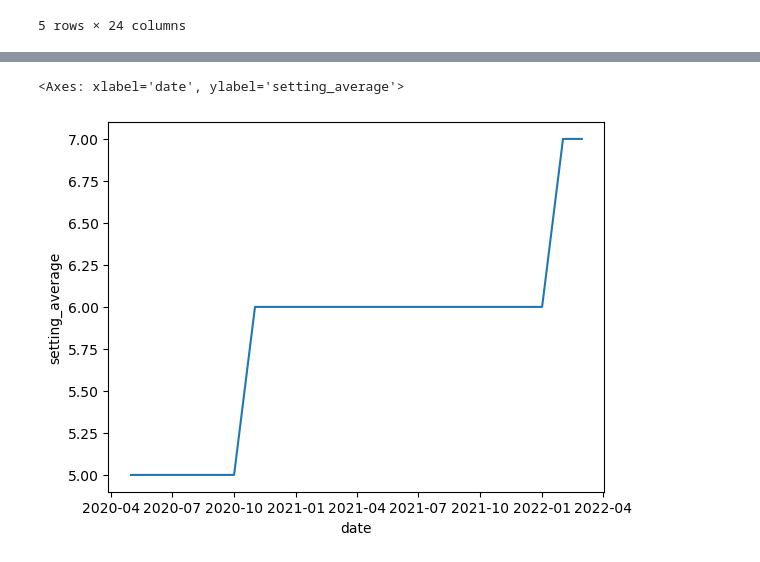
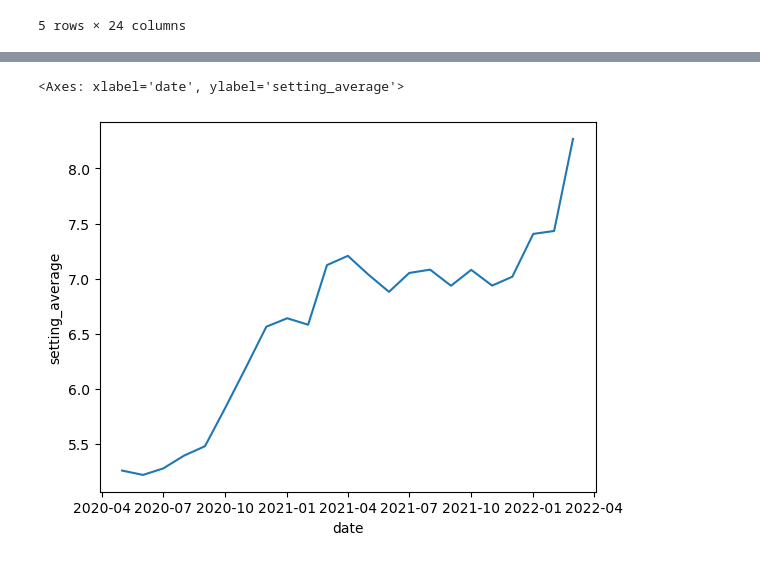
Before and after one commit to macs30122-winter25/final-project-raam, a Jupyter notebook: who_eda.ipynb, the cells around one changed output, grey strips where cells are left out. Drawn from its saved outputs; the diff is of its cells as text; code cells hidden in the pictures.

```diff
--- a/who_eda.ipynb
+++ b/who_eda.ipynb
@@ -6,7 +6,7 @@ import numpy as np
 import seaborn as sns
 import matplotlib.pyplot as plt
 # %%
-df = pd.read_csv('who_data.csv')
+df = pd.read_csv('raw_data/who_data.csv')
 # %%
 df.head()
 # %% [output]
@@ -102,8 +109,8 @@ df_groupby.median()
 # %%
-sns.lineplot(data=df_groupby.median(),
+sns.lineplot(data=df_groupby.mean(),
              x='date',
              y='setting_average',
 )
 # %% [output]
 <Axes: xlabel='date', ylabel='setting_average'>
-[figure, old version]
+[figure, new version]
```
Also changed, not shown: parts of 10 cells of this notebook.
